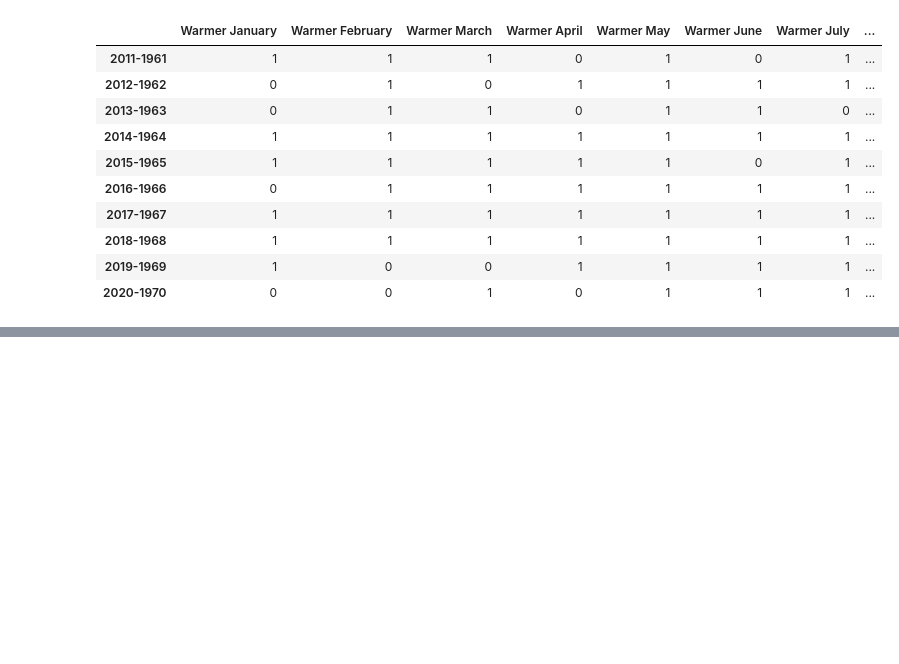
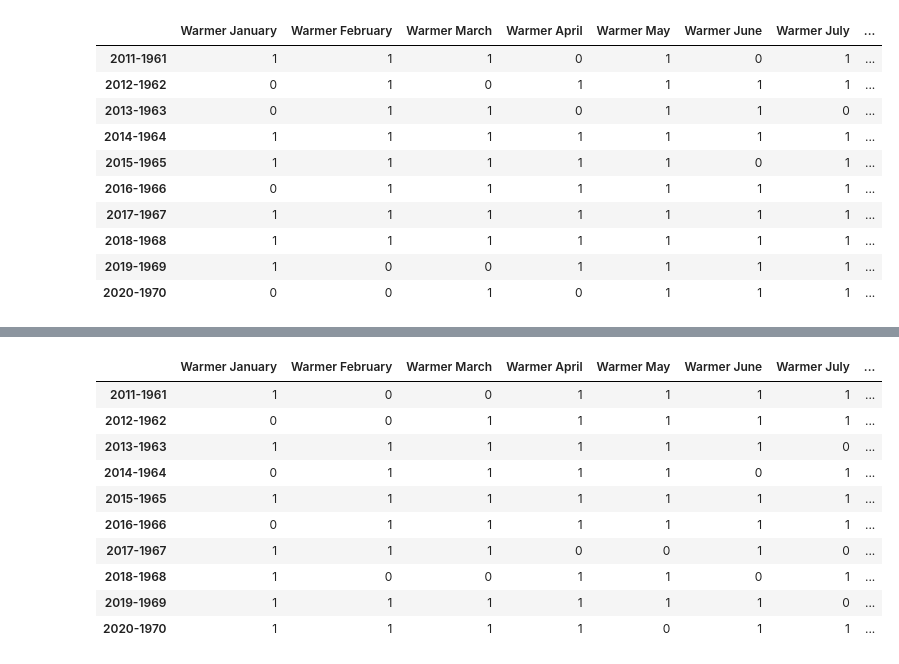
Before and after one commit to aronzek/UHH_research_methods, a Jupyter notebook: RM_A02_Group_E.ipynb, the cells around one changed output, grey strips where cells are left out. Cells and saved outputs as stored; diff of their text form; code cells hidden in the pictures; blank space fills up the shorter version.

```diff
--- a/RM_A02_Group_E.ipynb
+++ b/RM_A02_Group_E.ipynb
@@ -312,0 +318,3 @@ df1
+# %%
+#Belarus
+df_belarus = df[df["COUNTRY"] == "BELARUS"].iloc[:,:14].drop("COUNTRY",axis=1).query("YEAR > 1960").reset_index().drop("index",axis=1)
@@ -312,0 +330,29 @@ df1
+# %%
+is_warmer = []
+#if(df_egypt.loc[0,"TMP_MEAN_JAN"] < df_egypt.loc[50,"TMP_MEAN_JAN"]):
+for j in df_belarus.columns[1:]:
+    is_warmer_per_month = []
+    for i in range(0,10):
+        is_warmer_per_month.append(int(df_belarus.loc[i,j] < df_belarus.loc[i+50,j]))
+    is_warmer.append(is_warmer_per_month)
+data1 = {"Warmer January":is_warmer[0],"Warmer February":is_warmer[1],"Warmer March":is_warmer[2],"Warmer April":is_warmer[3],
+         "Warmer May":is_warmer[4],"Warmer June":is_warmer[5],"Warmer July":is_warmer[6],"Warmer August":is_warmer[7],
+         "Warmer September":is_warmer[8],"Warmer October":is_warmer[9],"Warmer November":is_warmer[10],"Warmer December":is_warmer[11]}
+
+index = ["2011-1961","2012-1962","2013-1963","2014-1964","2015-1965","2016-1966","2017-1967","2018-1968","2019-1969","2020-1970"]
+
+df1 = pd.DataFrame(data1)
+df1.index = index
+df1
+# %% [output]
+|  | Warmer January | Warmer February | Warmer March | Warmer April | Warmer May | Warmer June | Warmer July | ... |
+| 2011-1961 | 1 | 0 | 0 | 1 | 1 | 1 | 1 | ... |
+| 2012-1962 | 0 | 0 | 1 | 1 | 1 | 1 | 1 | ... |
+| 2013-1963 | 1 | 1 | 1 | 1 | 1 | 1 | 0 | ... |
+| 2014-1964 | 0 | 1 | 1 | 1 | 1 | 0 | 1 | ... |
+| 2015-1965 | 1 | 1 | 1 | 1 | 1 | 1 | 1 | ... |
+| 2016-1966 | 0 | 1 | 1 | 1 | 1 | 1 | 1 | ... |
+| 2017-1967 | 1 | 1 | 1 | 0 | 0 | 1 | 0 | ... |
+| 2018-1968 | 1 | 0 | 0 | 1 | 1 | 0 | 1 | ... |
+| 2019-1969 | 1 | 1 | 1 | 1 | 1 | 1 | 0 | ... |
+| 2020-1970 | 1 | 1 | 1 | 1 | 0 | 1 | 1 | ... |
```
Also changed, not shown: parts of 6 cells of this notebook.
